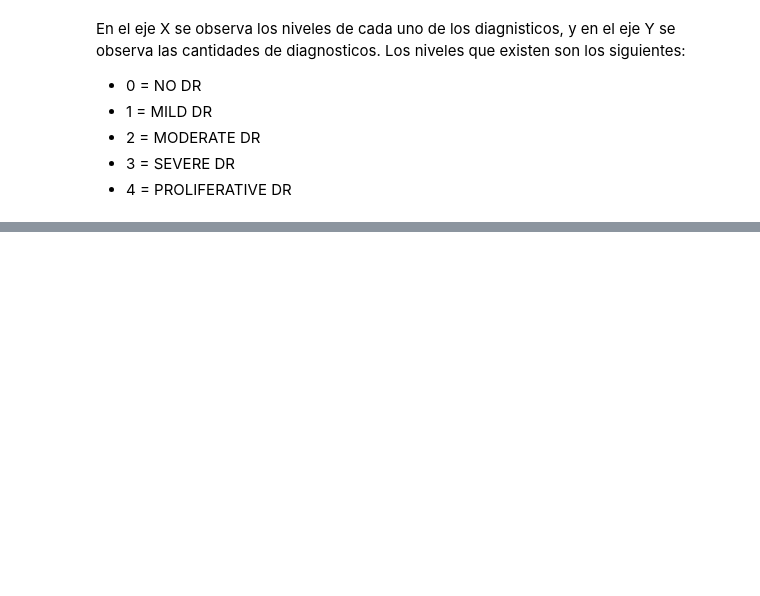
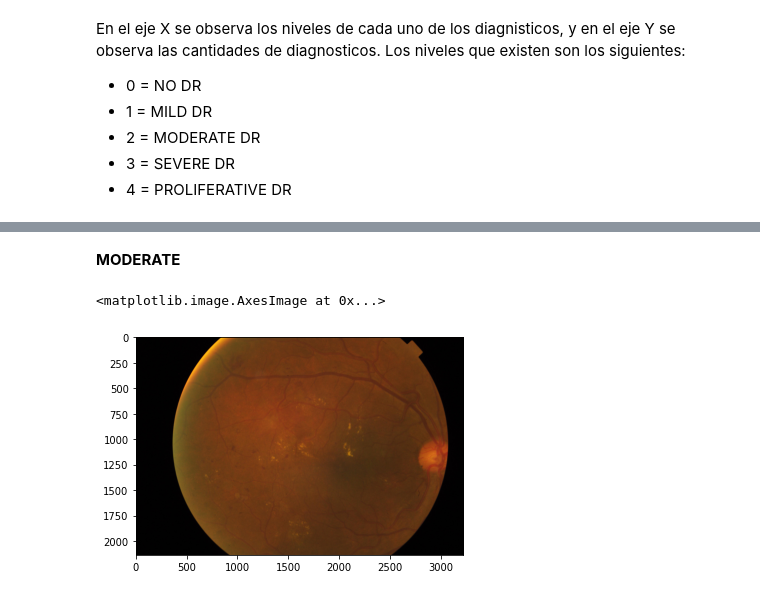
Before and after one commit to rmonzon98/Lab3-Reconocimiento-de-imagenes, a Jupyter notebook: Reconocimiento_Imagenes.ipynb, the cells around one changed output, grey strips where cells are left out. Saved outputs shown, nothing was run; the diff lists cells and outputs as text; code cells hidden in the pictures; blank space fills up the shorter version.

```diff
--- a/Reconocimiento_Imagenes.ipynb
+++ b/Reconocimiento_Imagenes.ipynb
@@ -88,0 +118,8 @@ print(train_shape)
+# %% [markdown]
+**MODERATE**
+# %%
+moderate_two = Image.open(df_train[df_train['diagnosis']==2].iloc[0]['path'])
+plt.imshow(np.asarray(moderate_two))
+# %% [output]
+<matplotlib.image.AxesImage at 0x...>
+[figure, added]
```
Also changed, not shown: parts of 33 cells of this notebook, 2 other files.
